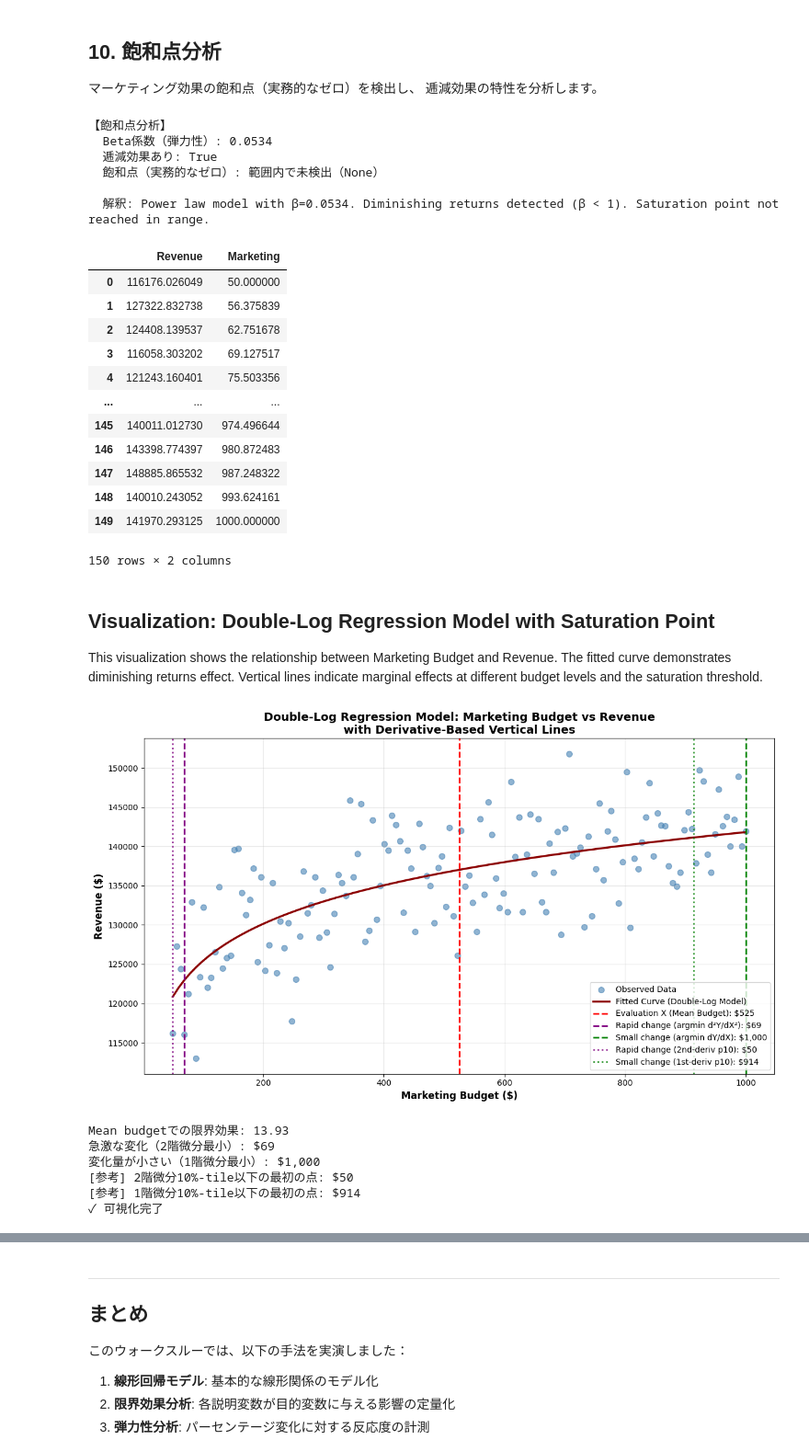
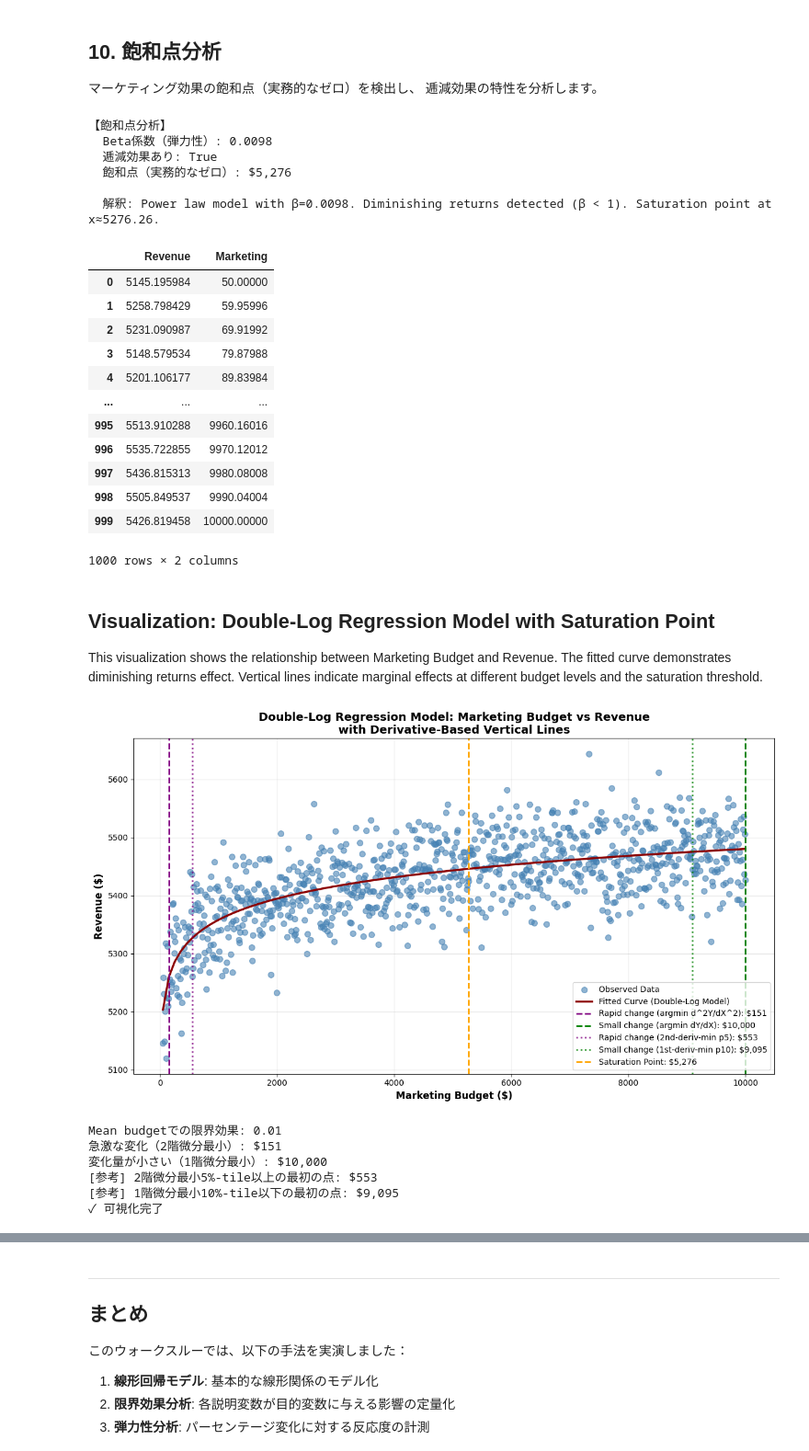
Before and after one commit to 8-u8/learning_Python, a Jupyter notebook: econometric_analysis/notebook/walkthrough.ipynb, the cells around one changed output, grey strips where cells are left out. Shown at 92% size. Drawn from its saved outputs; the diff is of its cells as text; code cells hidden in the pictures.

```diff
--- a/econometric_analysis/notebook/walkthrough.ipynb
+++ b/econometric_analysis/notebook/walkthrough.ipynb
@@ -216,11 +216,12 @@ for key, value in responsiveness.items():
 # %%
 # 両対数データの生成（べき乗法則）
 np.random.seed(123)
-n = 150
-marketing_budget = np.linspace(50, 1000, n)
-revenue = 100000 * (marketing_budget**0.05) + np.random.normal(0, 5000, n)
+n = 1000
+marketing_budget = np.linspace(50, 10_000, n)
+revenue = 5000 * (marketing_budget**0.01) + np.random.normal(0, 50, n)
 
 df_doublog = pd.DataFrame({"Revenue": revenue, "Marketing": marketing_budget})
+# df_doublog.loc[df_doublog["Revenue"] < 0, "Revenue"] = 500  # 負の値を小さな正の値に置換
 
 print("【データセット要約】")
 print(df_doublog.describe())
@@ -293,27 +294,27 @@ else:
 print(f"\n  解釈: {saturation['interpretation']}")
 # %% [output]
 【飽和点分析】
-  Beta係数（弾力性）: 0.0534
+  Beta係数（弾力性）: 0.0098
   逓減効果あり: True
-  飽和点（実務的なゼロ）: 範囲内で未検出（None）
+  飽和点（実務的なゼロ）: $5,276
 
-  解釈: Power law model with β=0.0534. Diminishing returns detected (β < 1). Saturation point not reached in range.
+  解釈: Power law model with β=0.0098. Diminishing returns detected (β < 1). Saturation point at x≈5276.26.
 # %%
 df_doublog
 # %% [output]
 |  | Revenue | Marketing |
-| 0 | 116176.026049 | 50.000000 |
-| 1 | 127322.832738 | 56.375839 |
-| 2 | 124408.139537 | 62.751678 |
-| 3 | 116058.303202 | 69.127517 |
-| 4 | 121243.160401 | 75.503356 |
+| 0 | 5145.195984 | 50.00000 |
+| 1 | 5258.798429 | 59.95996 |
+| 2 | 5231.090987 | 69.91992 |
+| 3 | 5148.579534 | 79.87988 |
+| 4 | 5201.106177 | 89.83984 |
 | ... | ... | ... |
-| 145 | 140011.012730 | 974.496644 |
-| 146 | 143398.774397 | 980.872483 |
-| 147 | 148885.865532 | 987.248322 |
-| 148 | 140010.243052 | 993.624161 |
-| 149 | 141970.293125 | 1000.000000 |
+| 995 | 5513.910288 | 9960.16016 |
+| 996 | 5535.722855 | 9970.12012 |
+| 997 | 5436.815313 | 9980.08008 |
+| 998 | 5505.849537 | 9990.04004 |
+| 999 | 5426.819458 | 10000.00000 |
-150 rows × 2 columns
+1000 rows × 2 columns
 # %% [markdown]
 ## Visualization: Double-Log Regression Model with Saturation Point
 
@@ -339,14 +340,14 @@ first_derivative = np.gradient(y_pred, x_values)
 second_derivative = np.gradient(first_derivative, x_values)
 
 # 要件に対応した代表点
-x_rapid_change = float(x_values[np.argmin(second_derivative)])  # 2階微分最小
+x_rapid_change = float(x_values[np.argmin(second_derivative)])  # 2階微分最小（急激な変化）
 x_small_change = float(x_values[np.argmin(first_derivative)])  # 1階微分最小
 
 # %-tileベースの補助指標（境界値に寄りやすい問題への補助）
 first_p10 = float(np.percentile(first_derivative, 10))
-second_p10 = float(np.percentile(second_derivative, 10))
+second_p5 = float(np.percentile(second_derivative, 5))
 x_small_change_p10 = float(x_values[np.where(first_derivative <= first_p10)[0][0]])
-x_rapid_change_p10 = float(x_values[np.where(second_derivative <= second_p10)[0][0]])
+x_rapid_change_p5 = float(x_values[np.where(second_derivative > second_p5)[0][0]])
 
 # プロット
 fig, ax = plt.subplots(figsize=(12, 7))
@@ -370,20 +371,20 @@ ax.plot(
 
 x_mean_doublog = df_doublog["Marketing"].mean()
 me_at_mean = doublog_calc.marginal_effect("Marketing", mean_value=x_mean_doublog)
-ax.axvline(
-    x=x_mean_doublog,
-    color="red",
-    linestyle="--",
-    linewidth=2,
-    label=f"Evaluation X (Mean Budget): ${x_mean_doublog:,.0f}",
-)
+# ax.axvline(
+#     x=x_mean_doublog,
+#     color="red",
+#     linestyle="--",
+#     linewidth=2,
+#     label=f"Evaluation X (Mean Budget): ${x_mean_doublog:,.0f}",
+# )
 
 ax.axvline(
     x=x_rapid_change,
     color="purple",
     linestyle="--",
     linewidth=2,
-    label=f"Rapid change (argmin d²Y/dX²): ${x_rapid_change:,.0f}",
+    label=f"Rapid change (argmin d^2Y/dX^2): ${x_rapid_change:,.0f}",
 )
 
 ax.axvline(
@@ -396,12 +397,12 @@ ax.axvline(
 
 # %-tileベースの補助線（比較用）
 ax.axvline(
-    x=x_rapid_change_p10,
+    x=x_rapid_change_p5,
     color="purple",
     linestyle=":",
     linewidth=2,
     alpha=0.8,
-    label=f"Rapid change (2nd-deriv p10): ${x_rapid_change_p10:,.0f}",
+    label=f"Rapid change (2nd-deriv-min p5): ${x_rapid_change_p5:,.0f}",
 )
 
 ax.axvline(
@@ -410,43 +411,43 @@ ax.axvline(
     linestyle=":",
     linewidth=2,
     alpha=0.8,
-    label=f"Small change (1st-deriv p10): ${x_small_change_p10:,.0f}",
+    label=f"Small change (1st-deriv-min p10): ${x_small_change_p10:,.0f}",
 )
 
 if saturation["saturation_threshold_x"] is not None:
     ax.axvline(
         x=saturation["saturation_threshold_x"],
         color="orange",
         linestyle="--",
         linewidth=2,
         label=f"Saturation Point: ${saturation['saturation_threshold_x']:,.0f}",
     )
 
 ax.set_xlabel("Marketing Budget ($)", fontsize=12, fontweight="bold")
 ax.set_ylabel("Revenue ($)", fontsize=12, fontweight="bold")
 ax.set_title(
     "Double-Log Regression Model: Marketing Budget vs Revenue\n"
     "with Derivative-Based Vertical Lines",
     fontsize=14,
     fontweight="bold",
 )
 ax.legend(loc="lower right", fontsize=10)
 ax.grid(True, alpha=0.3)
 
 plt.tight_layout()
 plt.show()
 
 print(f"Mean budgetでの限界効果: {me_at_mean:,.2f}")
 print(f"急激な変化（2階微分最小）: ${x_rapid_change:,.0f}")
 print(f"変化量が小さい（1階微分最小）: ${x_small_change:,.0f}")
-print(f"[参考] 2階微分10%-tile以下の最初の点: ${x_rapid_change_p10:,.0f}")
-print(f"[参考] 1階微分10%-tile以下の最初の点: ${x_small_change_p10:,.0f}")
+print(f"[参考] 2階微分最小5%-tile以上の最初の点: ${x_rapid_change_p5:,.0f}")
+print(f"[参考] 1階微分最小10%-tile以下の最初の点: ${x_small_change_p10:,.0f}")
 print("✓ 可視化完了")
 # %% [output]
-[figure, old version]
+[figure, new version]
-Mean budgetでの限界効果: 13.93
-急激な変化（2階微分最小）: $69
-変化量が小さい（1階微分最小）: $1,000
-[参考] 2階微分10%-tile以下の最初の点: $50
-[参考] 1階微分10%-tile以下の最初の点: $914
+Mean budgetでの限界効果: 0.01
+急激な変化（2階微分最小）: $151
+変化量が小さい（1階微分最小）: $10,000
+[参考] 2階微分最小5%-tile以上の最初の点: $553
+[参考] 1階微分最小10%-tile以下の最初の点: $9,095
 ✓ 可視化完了
```
Also changed, not shown: parts of 5 cells of this notebook.
